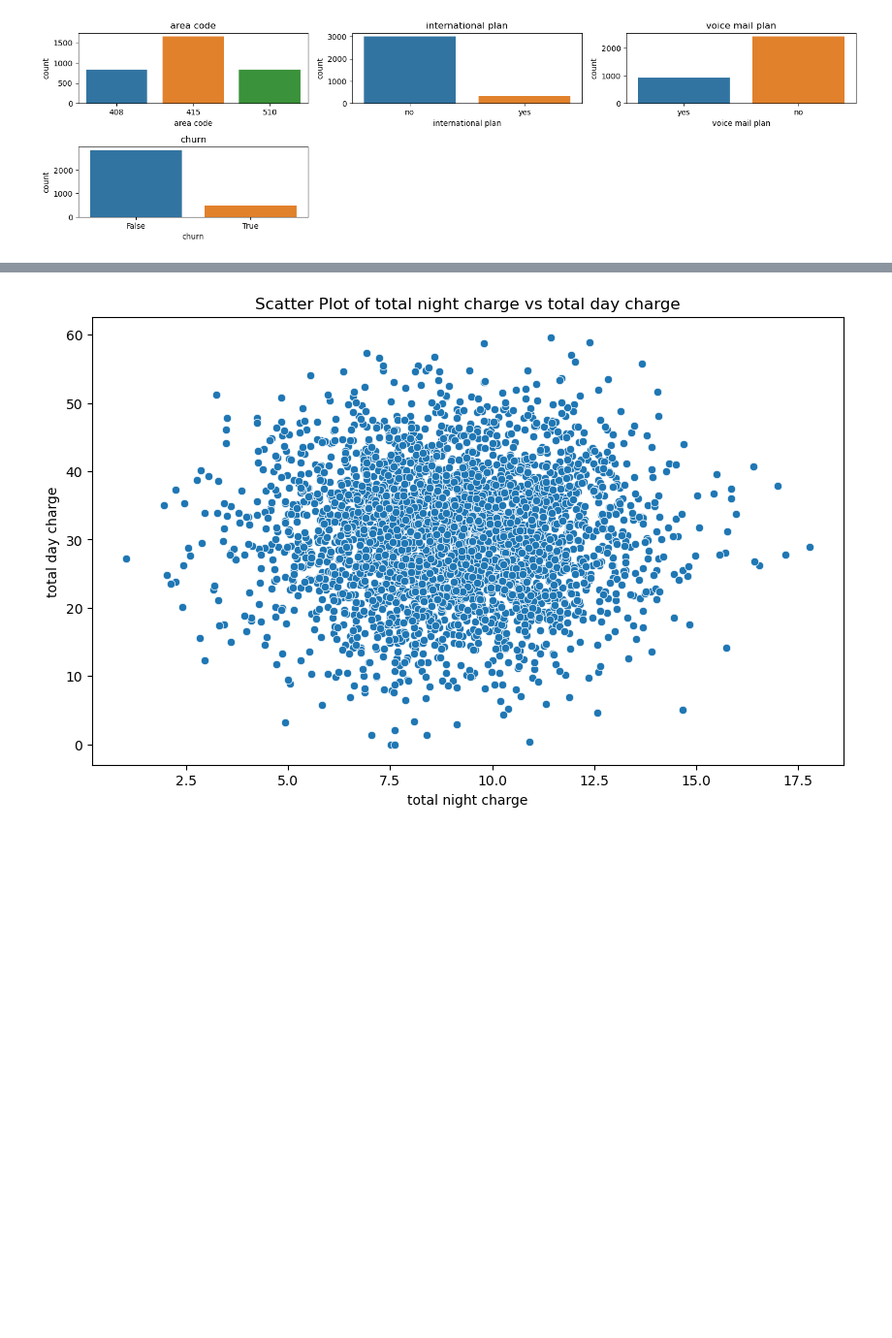
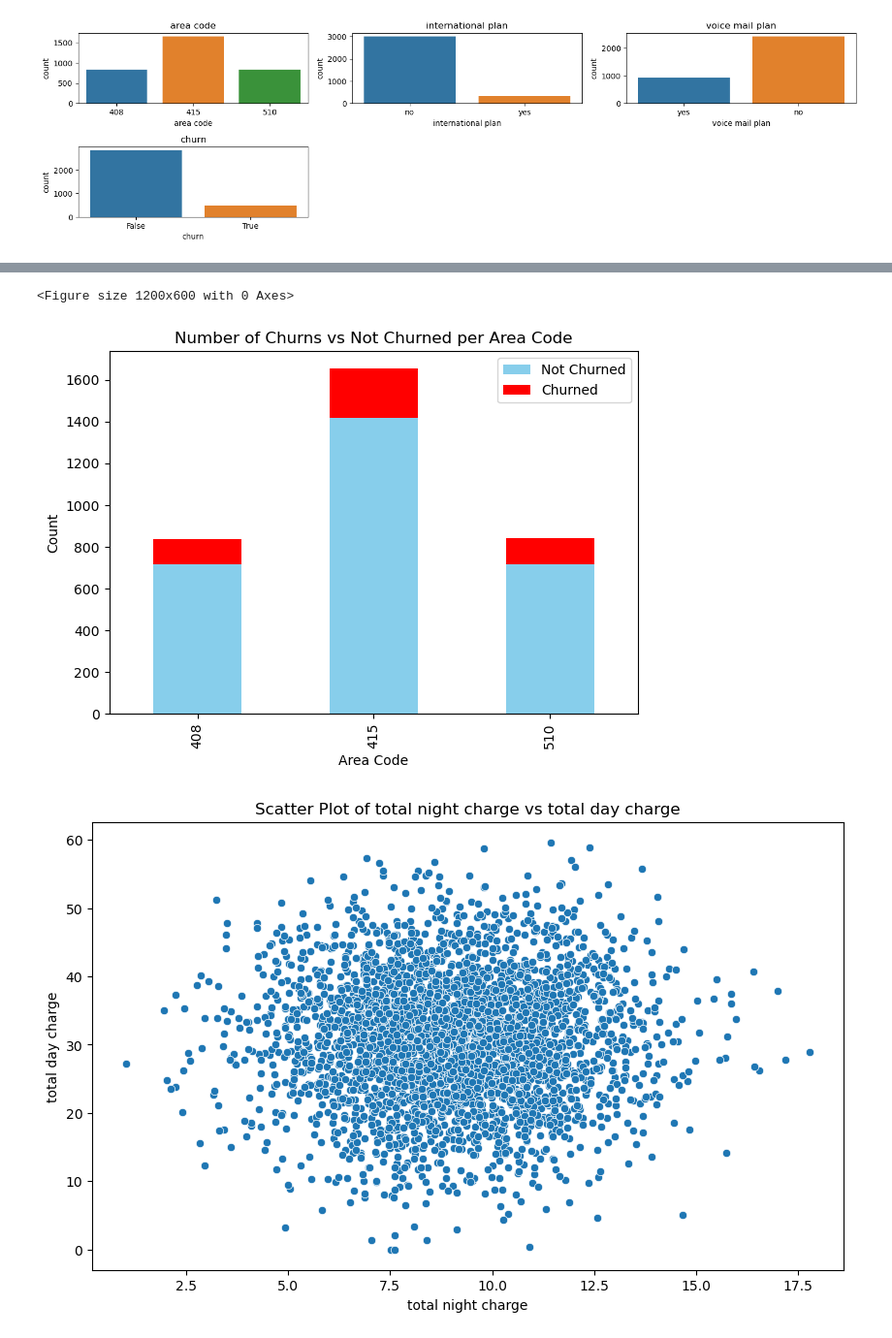
Before and after one commit to winnycodegurl/MachineLearningprojectphase3, a Jupyter notebook: Studentnotebook.ipynb, the cells around one changed output, grey strips where cells are left out. Shown at 97% size. Cells and saved outputs as stored; diff of their text form; code cells hidden in the pictures; blank space fills up the shorter version.

```diff
--- a/Studentnotebook.ipynb
+++ b/Studentnotebook.ipynb
@@ -359,3 +374,6 @@ categorical_columns = [ 'area code', 'international plan', 'voice mail plan', 'c
 univariate_analysis.plot_barplots(categorical_columns)
 # %% [output]
 [figure]
+# %%
+df = pd.read_csv('Churmdata.csv')
+df.head()
@@ -362,3 +388,24 @@ univariate_analysis.plot_barplots(categorical_columns)
+# %%
+
+
+# Count the number of churns and not churns per area code
+churn_counts = df.groupby(['area code', 'churn']).size().unstack(fill_value=0)
+
+# Plot the distribution of churn and not churned by area code
+plt.figure(figsize=(12, 6))
+
+churn_counts.plot(kind='bar', stacked=True, color=['skyblue', 'red'])
+
+plt.title('Number of Churns vs Not Churned per Area Code')
+plt.xlabel('Area Code')
+plt.ylabel('Count')
+plt.legend(['Not Churned', 'Churned'], loc='upper right')
+
+plt.tight_layout()
+plt.show()
+# %% [output]
+<Figure size 1200x600 with 0 Axes>
+[figure, added]
 # %%
 class BivariateAnalysis:
     def __init__(self, churm_data):
```
Also changed, not shown: parts of 26 cells of this notebook.
